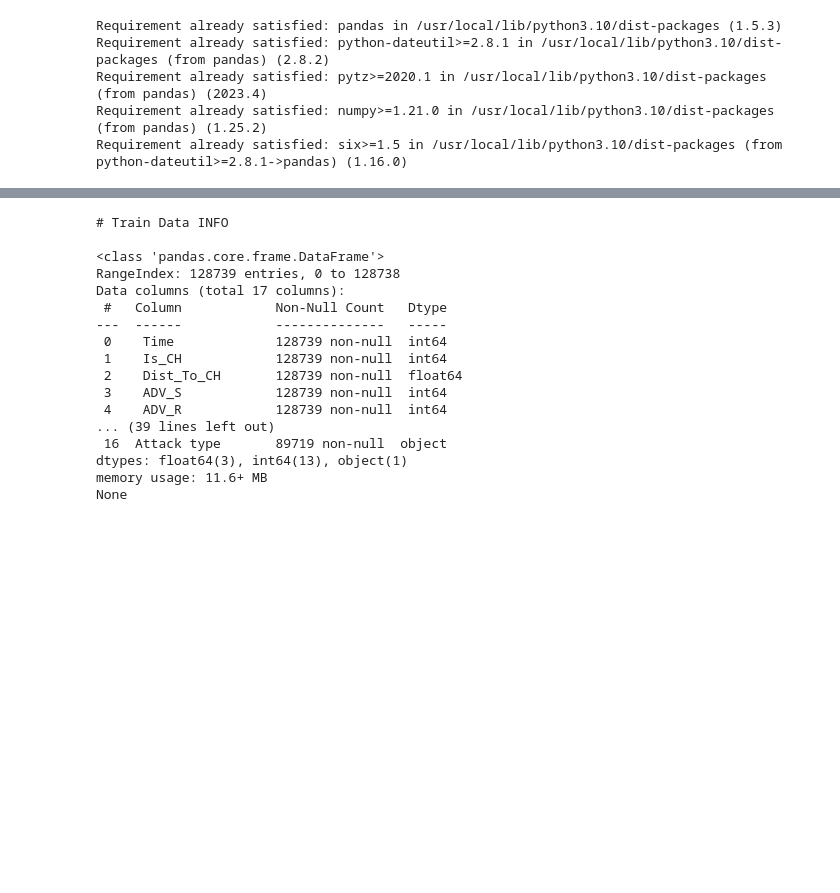
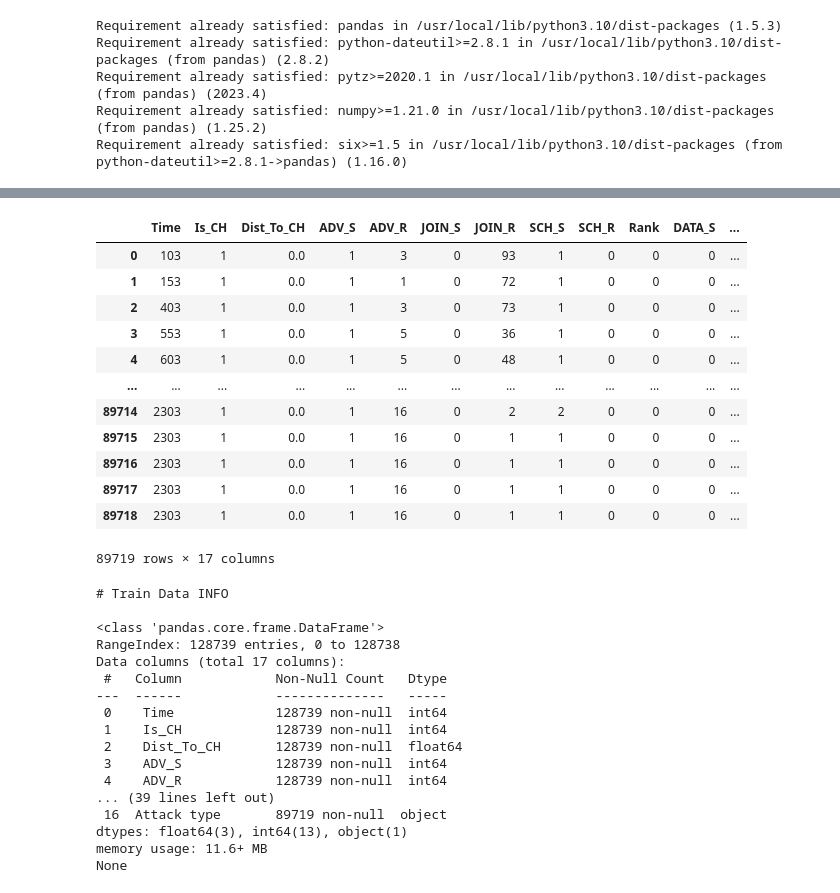
Before and after one commit to prksh830/Healthcare, a Jupyter notebook: Untitled5.ipynb, the cells around one changed output, grey strips where cells are left out. Drawn from its saved outputs; the diff is of its cells as text; code cells hidden in the pictures; blank space fills up the shorter version.

```diff
--- a/Untitled5.ipynb
+++ b/Untitled5.ipynb
@@ -63,3 +63,19 @@ df.head(374661)
+# %%
+test_data.head(150000)
+# %% [output]
+|  | Time | Is_CH | Dist_To_CH | ADV_S | ADV_R | JOIN_S | JOIN_R | SCH_S | SCH_R | Rank | DATA_S | ... |
+| 0 | 103 | 1 | 0.0 | 1 | 3 | 0 | 93 | 1 | 0 | 0 | 0 | ... |
+| 1 | 153 | 1 | 0.0 | 1 | 1 | 0 | 72 | 1 | 0 | 0 | 0 | ... |
+| 2 | 403 | 1 | 0.0 | 1 | 3 | 0 | 73 | 1 | 0 | 0 | 0 | ... |
+| 3 | 553 | 1 | 0.0 | 1 | 5 | 0 | 36 | 1 | 0 | 0 | 0 | ... |
+| 4 | 603 | 1 | 0.0 | 1 | 5 | 0 | 48 | 1 | 0 | 0 | 0 | ... |
+| ... | ... | ... | ... | ... | ... | ... | ... | ... | ... | ... | ... | ... |
+| 89714 | 2303 | 1 | 0.0 | 1 | 16 | 0 | 2 | 2 | 0 | 0 | 0 | ... |
+| 89715 | 2303 | 1 | 0.0 | 1 | 16 | 0 | 1 | 1 | 0 | 0 | 0 | ... |
+| 89716 | 2303 | 1 | 0.0 | 1 | 16 | 0 | 1 | 1 | 0 | 0 | 0 | ... |
+| 89717 | 2303 | 1 | 0.0 | 1 | 16 | 0 | 1 | 1 | 0 | 0 | 0 | ... |
+| 89718 | 2303 | 1 | 0.0 | 1 | 16 | 0 | 1 | 1 | 0 | 0 | 0 | ... |
+89719 rows × 17 columns
 # %%
 # basic information aboout the data
 print("# Train Data INFO\n")
```
Also changed, not shown: parts of 11 cells of this notebook.
